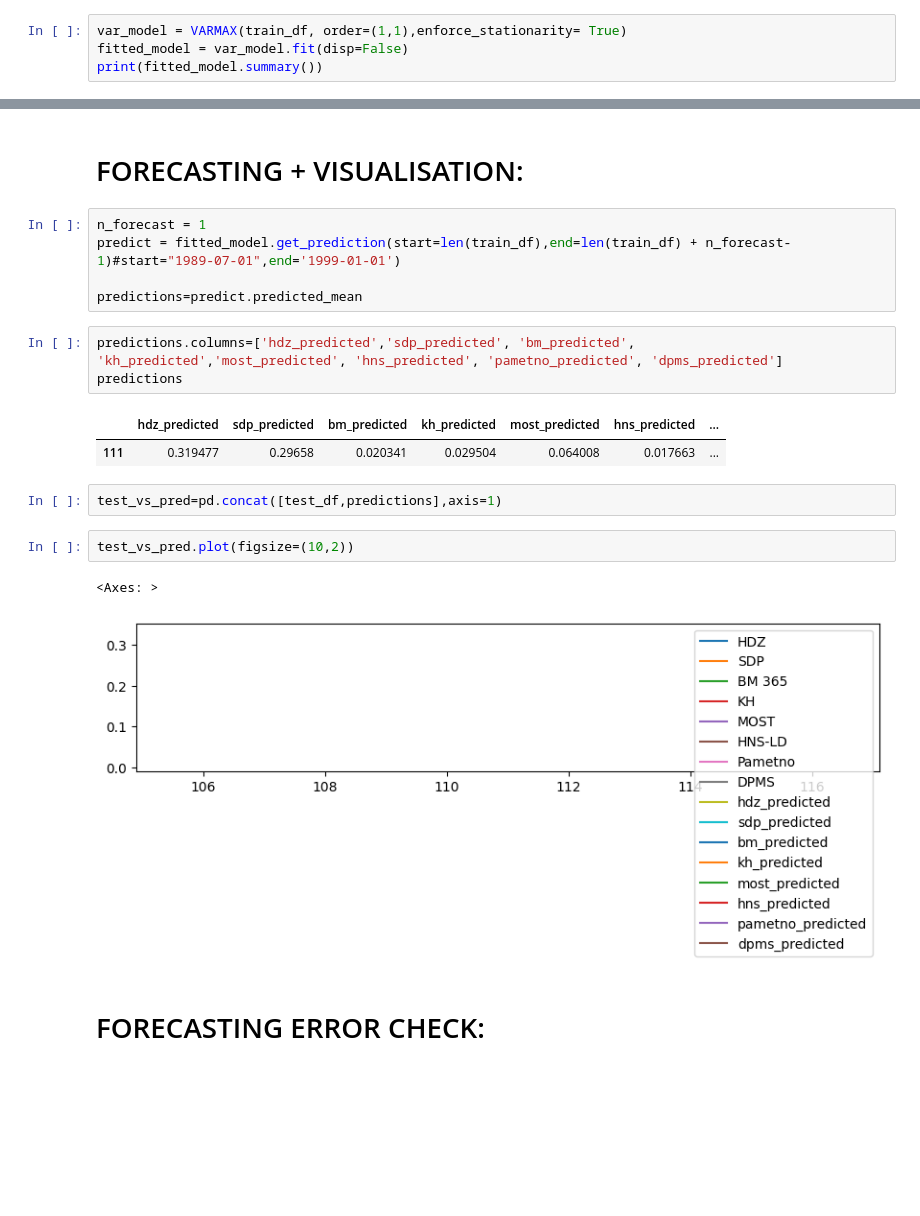
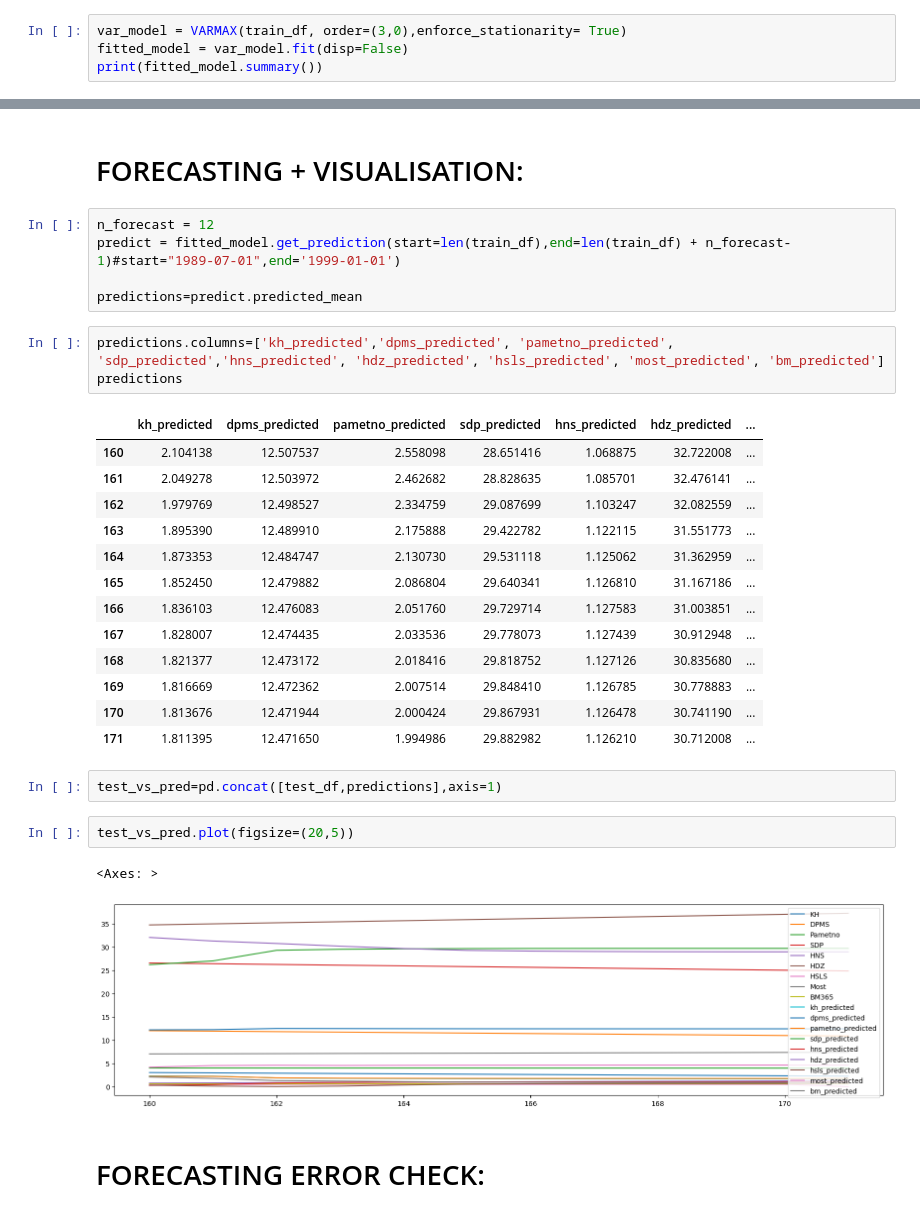
Before and after one commit to markozele1/ElectionLogic, a Jupyter notebook: src/polls-analysis/TSA-2020-1.ipynb, the cells around one changed output, grey strips where cells are left out. Drawn from its saved outputs; the diff is of its cells as text; blank space fills up the shorter version.

Commit message:
updated 2020 and 2024 models, added some csv-s

```diff
--- a/src/polls-analysis/TSA-2020-1.ipynb
+++ b/src/polls-analysis/TSA-2020-1.ipynb
@@ -144,7 +146,7 @@ print(sorted_order.summary())
 # %% [markdown]
 # FITTING DATA INTO MODEL:
 # %%
-var_model = VARMAX(train_df, order=(1,1),enforce_stationarity= True)
+var_model = VARMAX(train_df, order=(3,0),enforce_stationarity= True)
 fitted_model = var_model.fit(disp=False)
 print(fitted_model.summary())
 # %% [output]
@@ -168,22 +170,33 @@ Warnings:
 # %% [markdown]
 # FORECASTING + VISUALISATION:
 # %%
-n_forecast = 1
+n_forecast = 12
 predict = fitted_model.get_prediction(start=len(train_df),end=len(train_df) + n_forecast-1)#start="1989-07-01",end='1999-01-01')
 
 predictions=predict.predicted_mean
-# %%
-predictions.columns=['hdz_predicted','sdp_predicted', 'bm_predicted', 'kh_predicted','most_predicted', 'hns_predicted', 'pametno_predicted', 'dpms_predicted']
-predictions
-# %% [output]
-|  | hdz_predicted | sdp_predicted | bm_predicted | kh_predicted | most_predicted | hns_predicted | ... |
-| 111 | 0.319477 | 0.29658 | 0.020341 | 0.029504 | 0.064008 | 0.017663 | ... |
+# %%
+predictions.columns=['kh_predicted','dpms_predicted', 'pametno_predicted', 'sdp_predicted','hns_predicted', 'hdz_predicted', 'hsls_predicted', 'most_predicted', 'bm_predicted']
+predictions
+# %% [output]
+|  | kh_predicted | dpms_predicted | pametno_predicted | sdp_predicted | hns_predicted | hdz_predicted | ... |
+| 160 | 2.104138 | 12.507537 | 2.558098 | 28.651416 | 1.068875 | 32.722008 | ... |
+| 161 | 2.049278 | 12.503972 | 2.462682 | 28.828635 | 1.085701 | 32.476141 | ... |
+| 162 | 1.979769 | 12.498527 | 2.334759 | 29.087699 | 1.103247 | 32.082559 | ... |
+| 163 | 1.895390 | 12.489910 | 2.175888 | 29.422782 | 1.122115 | 31.551773 | ... |
+| 164 | 1.873353 | 12.484747 | 2.130730 | 29.531118 | 1.125062 | 31.362959 | ... |
+| 165 | 1.852450 | 12.479882 | 2.086804 | 29.640341 | 1.126810 | 31.167186 | ... |
+| 166 | 1.836103 | 12.476083 | 2.051760 | 29.729714 | 1.127583 | 31.003851 | ... |
+| 167 | 1.828007 | 12.474435 | 2.033536 | 29.778073 | 1.127439 | 30.912948 | ... |
+| 168 | 1.821377 | 12.473172 | 2.018416 | 29.818752 | 1.127126 | 30.835680 | ... |
+| 169 | 1.816669 | 12.472362 | 2.007514 | 29.848410 | 1.126785 | 30.778883 | ... |
+| 170 | 1.813676 | 12.471944 | 2.000424 | 29.867931 | 1.126478 | 30.741190 | ... |
+| 171 | 1.811395 | 12.471650 | 1.994986 | 29.882982 | 1.126210 | 30.712008 | ... |
 # %%
 test_vs_pred=pd.concat([test_df,predictions],axis=1)
 # %%
-test_vs_pred.plot(figsize=(10,2))
+test_vs_pred.plot(figsize=(20,5))
 # %% [output]
 <Axes: >
-[figure, old version]
+[figure, new version]
 # %% [markdown]
 # FORECASTING ERROR CHECK:
```
Also changed, not shown: parts of 11 cells of this notebook, 16 other files.
